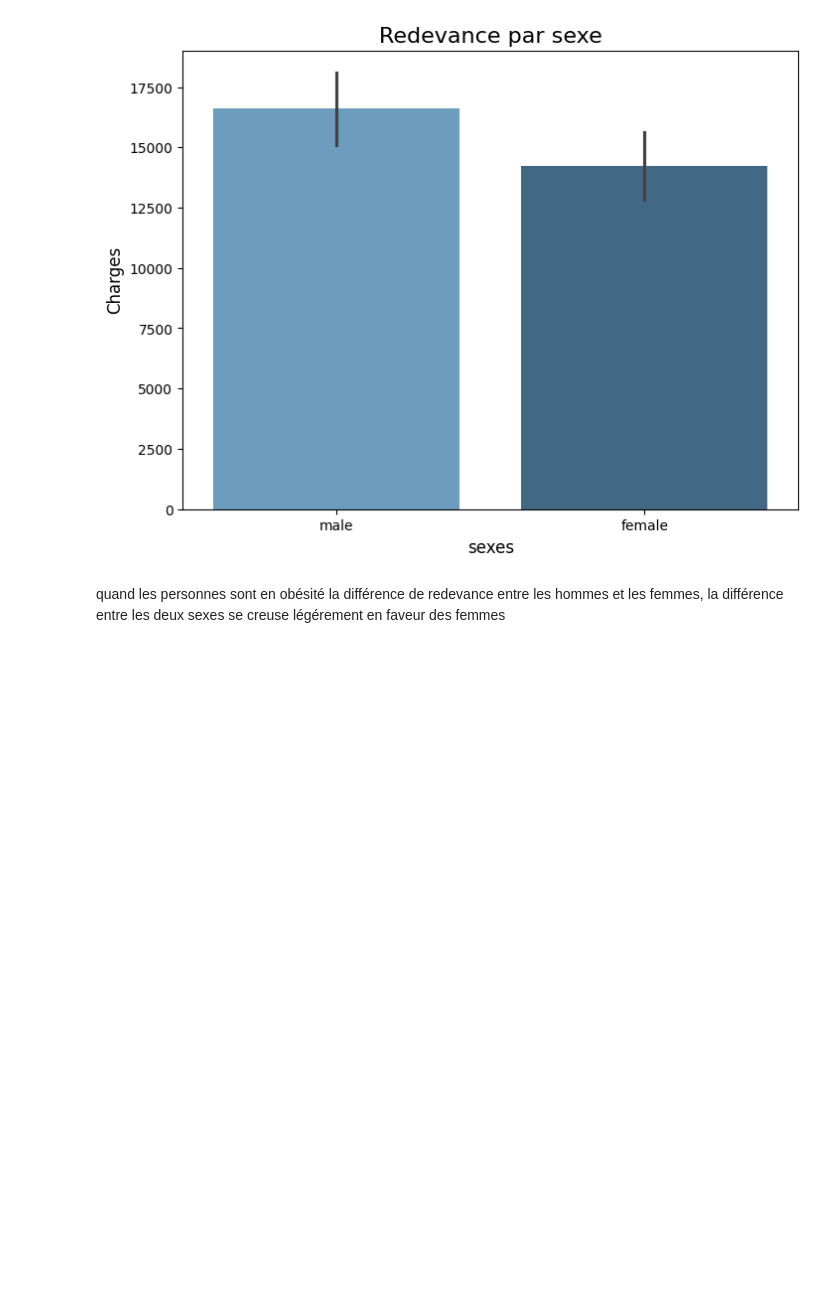
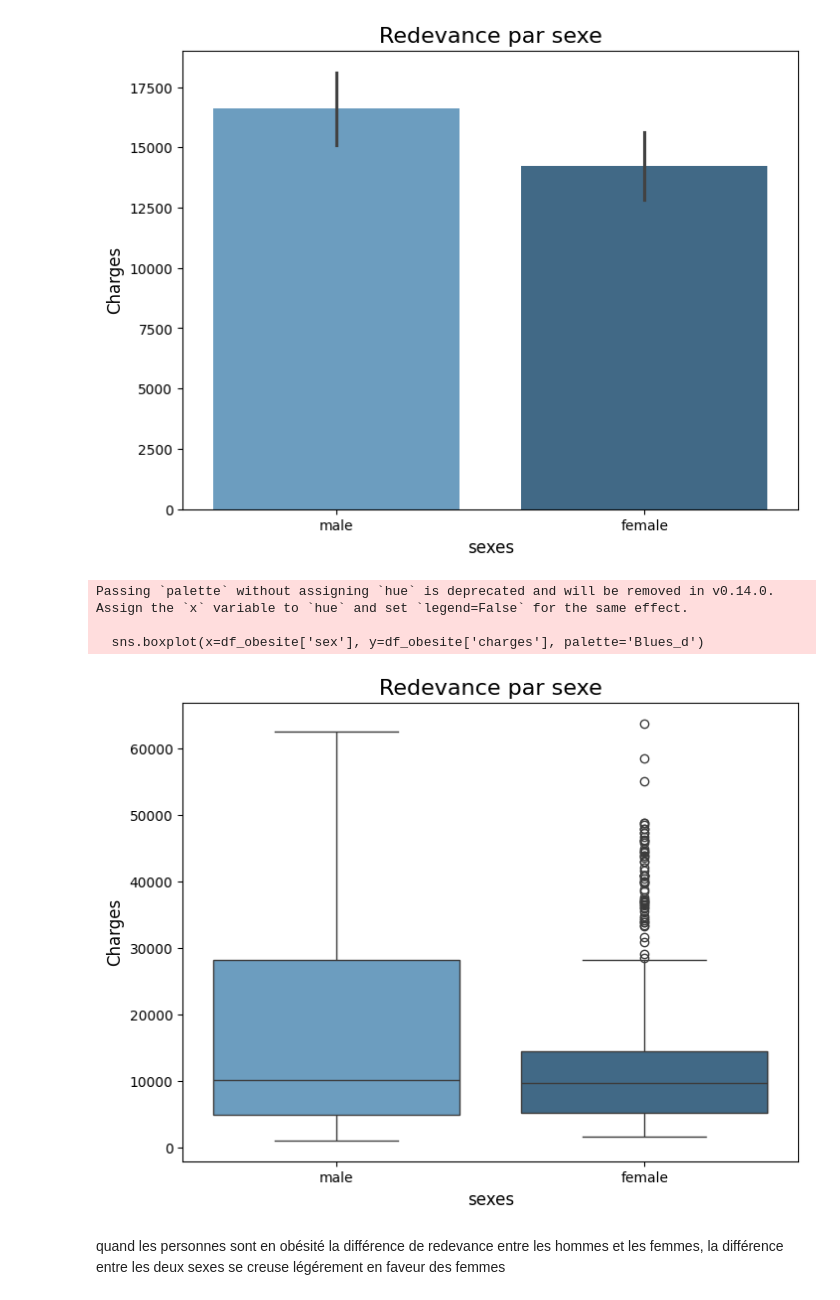
Before and after one commit to istaion/Assur_aimant, a Jupyter notebook: Hacene/analyse.ipynb, the cells around one changed output. Cells and saved outputs as stored; diff of their text form; code cells hidden in the pictures; blank space fills up the shorter version.

```diff
--- a/Hacene/analyse.ipynb
+++ b/Hacene/analyse.ipynb
@@ -333,6 +394,22 @@ Passing `palette` without assigning `hue` is deprecated and will be removed in v
 
   sns.barplot(x=df_obesite['sex'], y=df_obesite['charges'], palette='Blues_d')
 [figure]
+# %%
+plt.figure(figsize=(8, 6))
+sns.boxplot(x=df_obesite['sex'], y=df_obesite['charges'], palette='Blues_d')
+
+# Ajouter les labels et le titre
+plt.title('Redevance par sexe', fontsize=16)
+plt.xlabel('sexes', fontsize=12)
+plt.ylabel('Charges', fontsize=12)
+
+# Afficher le graphique
+plt.show()
+# %% [output]
+Passing `palette` without assigning `hue` is deprecated and will be removed in v0.14.0. Assign the `x` variable to `hue` and set `legend=False` for the same effect.
+
+  sns.boxplot(x=df_obesite['sex'], y=df_obesite['charges'], palette='Blues_d')
+[figure, added]
 # %% [markdown]
 quand les personnes sont en obésité la différence de redevance entre les hommes et les femmes, la différence entre les deux sexes se creuse légérement en faveur des femmes
 # %%
```
Also changed, not shown: parts of 19 cells of this notebook, 1 other file.
